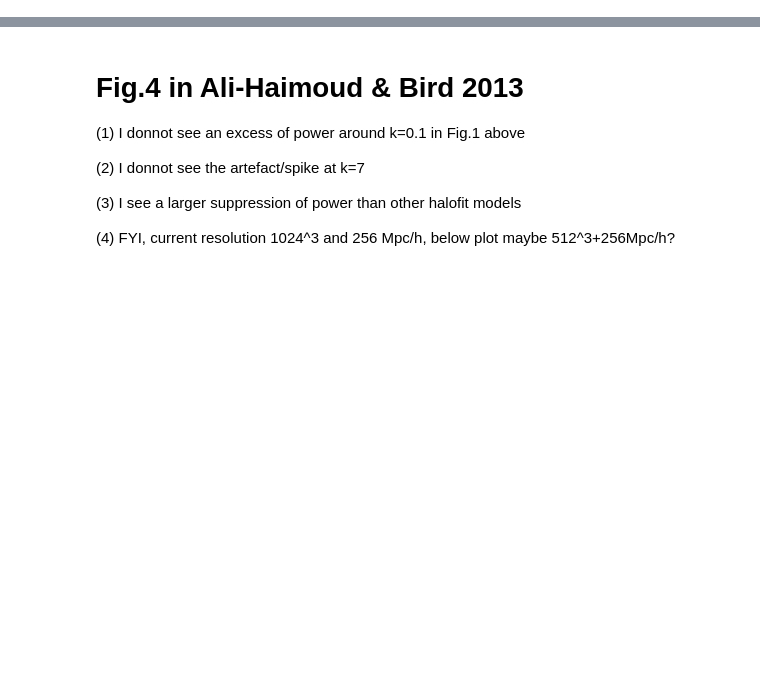
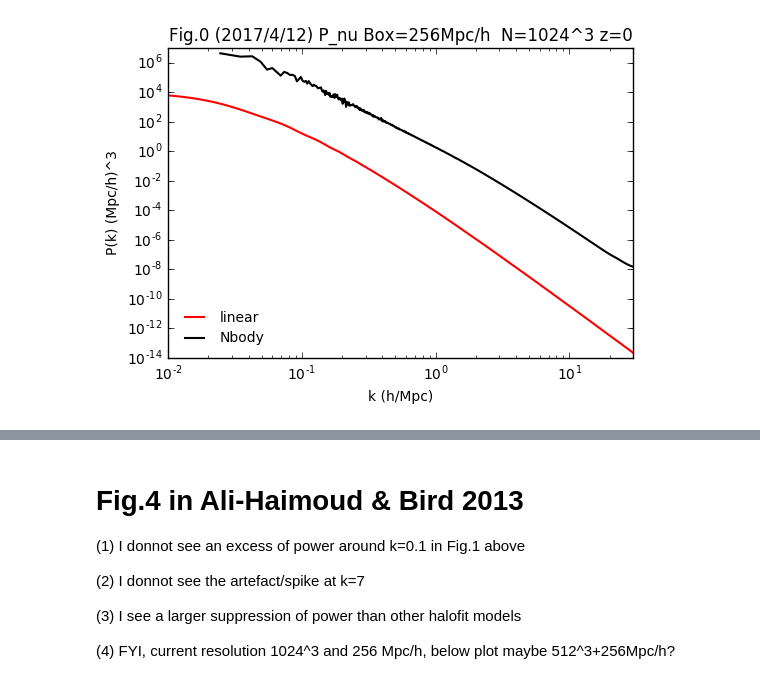
Before and after one commit to liuxx479/neutrino-batch, a Jupyter notebook: plot-matterps.ipynb, the cells around one changed output, grey strips where cells are left out. Cells and saved outputs as stored; diff of their text form; code cells hidden in the pictures; blank space fills up the shorter version.

```diff
--- a/plot-matterps.ipynb
+++ b/plot-matterps.ipynb
@@ -62,3 +73,21 @@ PnonuB = Pcamb_interp*ratio_nonuB
+# %%
+f=figure(figsize=(6,4))
+ax=f.add_subplot(111)
+
+ax.plot(k_arr, ratio_nu*Pcamb_interp, 'r-',lw=1.5,label='linear')
+ax.plot(knu*1e3, Pnu*1e-3, 'k-',lw=1.5,label='Nbody')
+
+ax.set_xlabel('k (h/Mpc)')
+ax.set_ylabel('P(k) (Mpc/h)^3')
+ax.set_xscale('log')
+ax.set_yscale('log')
+ax.set_xlim(1e-2, 30)
+#ax.set_ylim(0.1, 1e5)
+ax.set_title('Fig.0 (2017/4/12) P_nu Box=256Mpc/h  N=1024^3 z=0')
+ax.legend(frameon=0,loc=3,fontsize=10)
+show()
+# %% [output]
+[figure, added]
 # %%
 f=figure(figsize=(6,6))
 ax=f.add_subplot(211)
```
Also changed, not shown: parts of 3 cells of this notebook.
